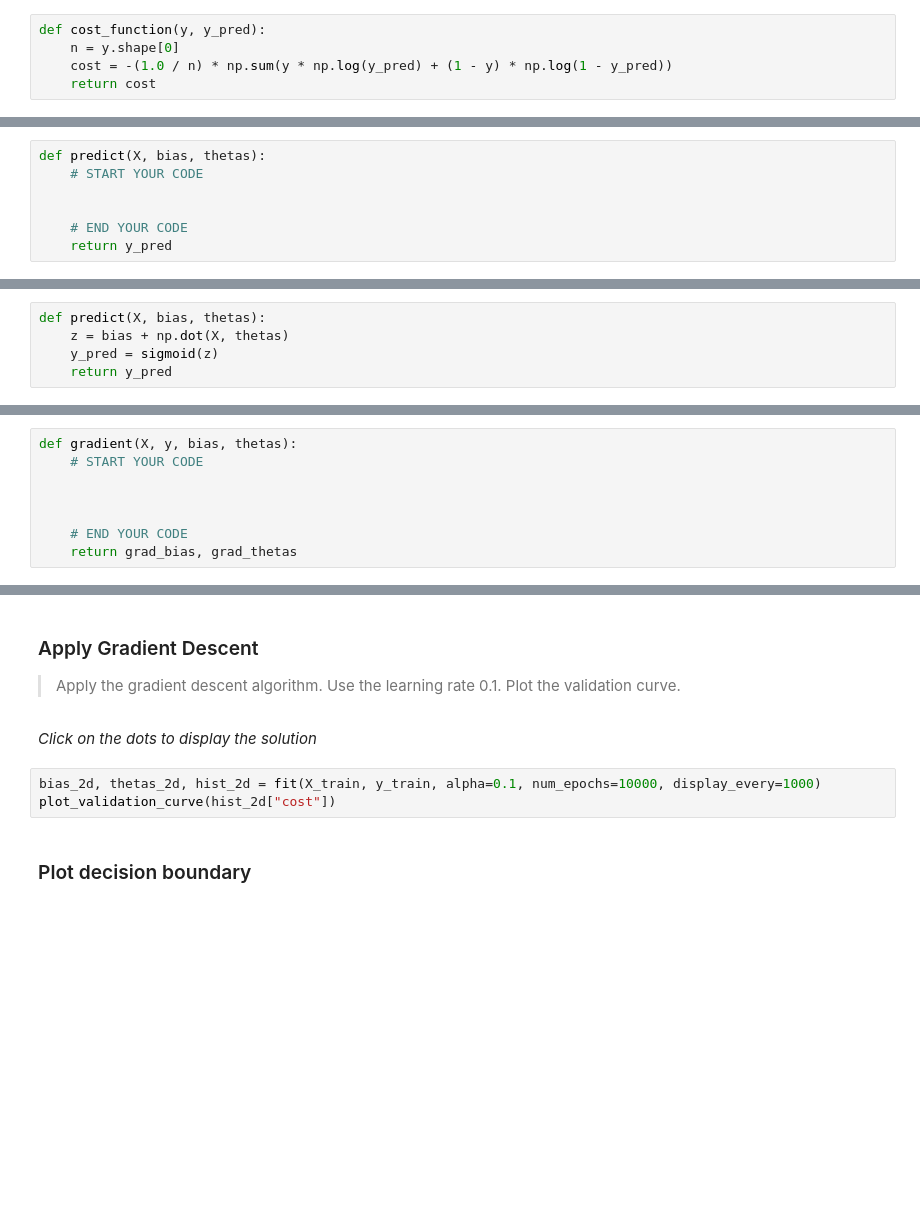
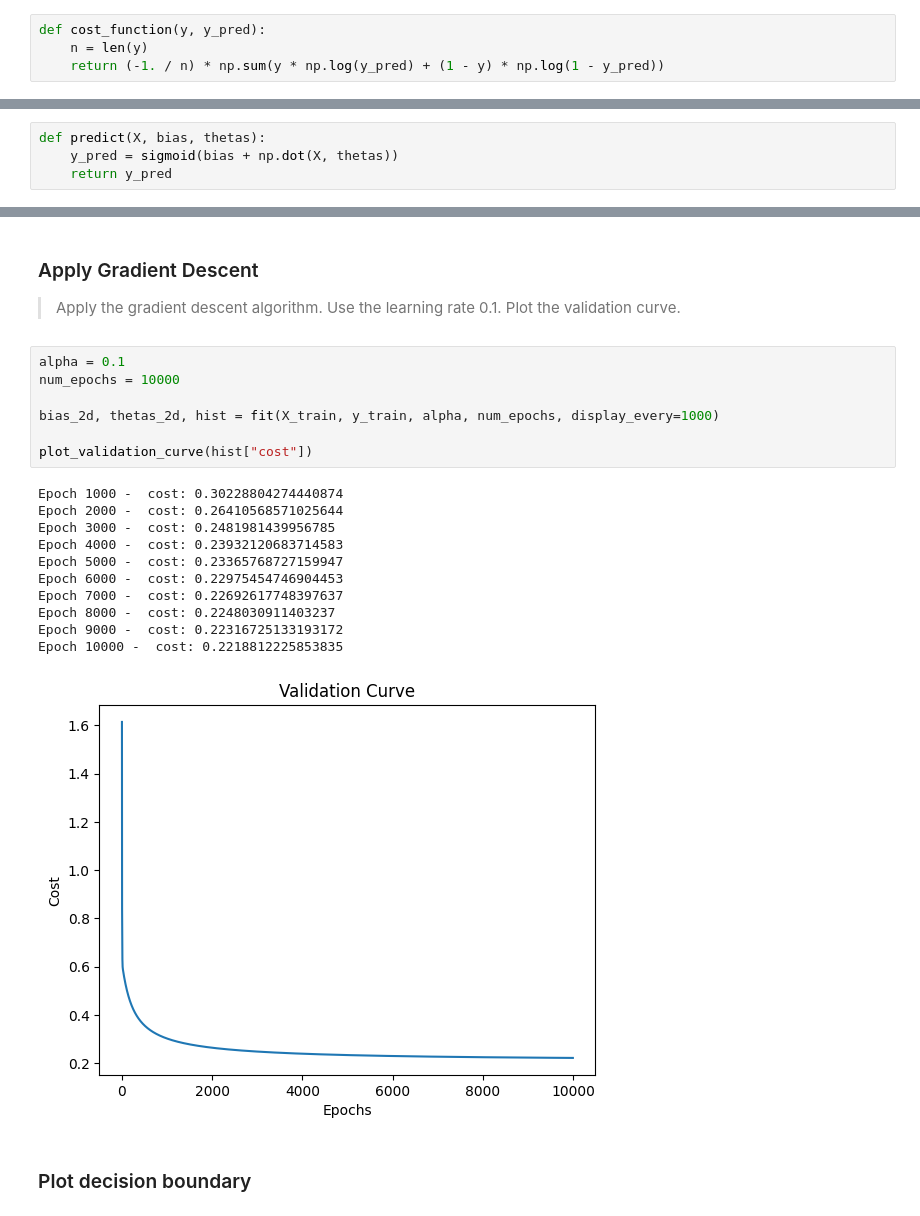
Before and after one commit to Davee02/HSLU, a Jupyter notebook: sem4/adml/notebooks/05A Classification/Logistic Regression.ipynb, the cells around one changed output, grey strips where cells are left out. Cells and saved outputs as stored; diff of their text form; blank space fills up the shorter version.

```diff
--- a/sem4/adml/notebooks/05A Classification/Logistic Regression.ipynb
+++ b/sem4/adml/notebooks/05A Classification/Logistic Regression.ipynb
@@ -143,8 +160,7 @@ def cost_function(y, y_pred):
 # %%
 def cost_function(y, y_pred):
-    n = y.shape[0]
-    cost = -(1.0 / n) * np.sum(y * np.log(y_pred) + (1 - y) * np.log(1 - y_pred))
-    return cost
+    n = len(y)
+    return (-1. / n) * np.sum(y * np.log(y_pred) + (1 - y) * np.log(1 - y_pred))
 # %% [markdown]
 If your code is correct, you should be able to run the following cell:
 # %%
@@ -335,8 +365,5 @@ print("y_train:", y_train.shape)
 The first step is to modify our `predict` function to handle multiple thetas.
 # %%
 def predict(X, bias, thetas):
-    # START YOUR CODE
-
-
-    # END YOUR CODE
+    y_pred = sigmoid(bias + np.dot(X, thetas))
     return y_pred
@@ -345,16 +370,3 @@ def predict(X, bias, thetas):
-# %%
-def predict(X, bias, thetas):
-    z = bias + np.dot(X, thetas)
-    y_pred = sigmoid(z)
-    return y_pred
 # %% [markdown]
 ### Gradient function
 Let's modify the `gradient` function.
-# %%
-def gradient(X, y, bias, thetas):
-    # START YOUR CODE
-
-
-
-    # END YOUR CODE
-    return grad_bias, grad_thetas
@@ -399,11 +409,25 @@ def fit(X, y, alpha, num_epochs, display_every=100):
 # %% [markdown]
 ### Apply Gradient Descent
 > Apply the gradient descent algorithm. Use the learning rate 0.1. Plot the validation curve.
-# %% [markdown]
-*Click on the dots to display the solution*
 # %%
-bias_2d, thetas_2d, hist_2d = fit(X_train, y_train, alpha=0.1, num_epochs=10000, display_every=1000)
-plot_validation_curve(hist_2d["cost"])
+alpha = 0.1
+num_epochs = 10000
+
+bias_2d, thetas_2d, hist = fit(X_train, y_train, alpha, num_epochs, display_every=1000)
+
+plot_validation_curve(hist["cost"])
+# %% [output]
+Epoch 1000 -  cost: 0.30228804274440874
+Epoch 2000 -  cost: 0.26410568571025644
+Epoch 3000 -  cost: 0.2481981439956785
+Epoch 4000 -  cost: 0.23932120683714583
+Epoch 5000 -  cost: 0.23365768727159947
+Epoch 6000 -  cost: 0.22975454746904453
+Epoch 7000 -  cost: 0.22692617748397637
+Epoch 8000 -  cost: 0.2248030911403237
+Epoch 9000 -  cost: 0.22316725133193172
+Epoch 10000 -  cost: 0.2218812225853835
+[figure, added]
 # %% [markdown]
 ### Plot decision boundary
 # %%
```
Also changed, not shown: parts of 49 cells of this notebook.
